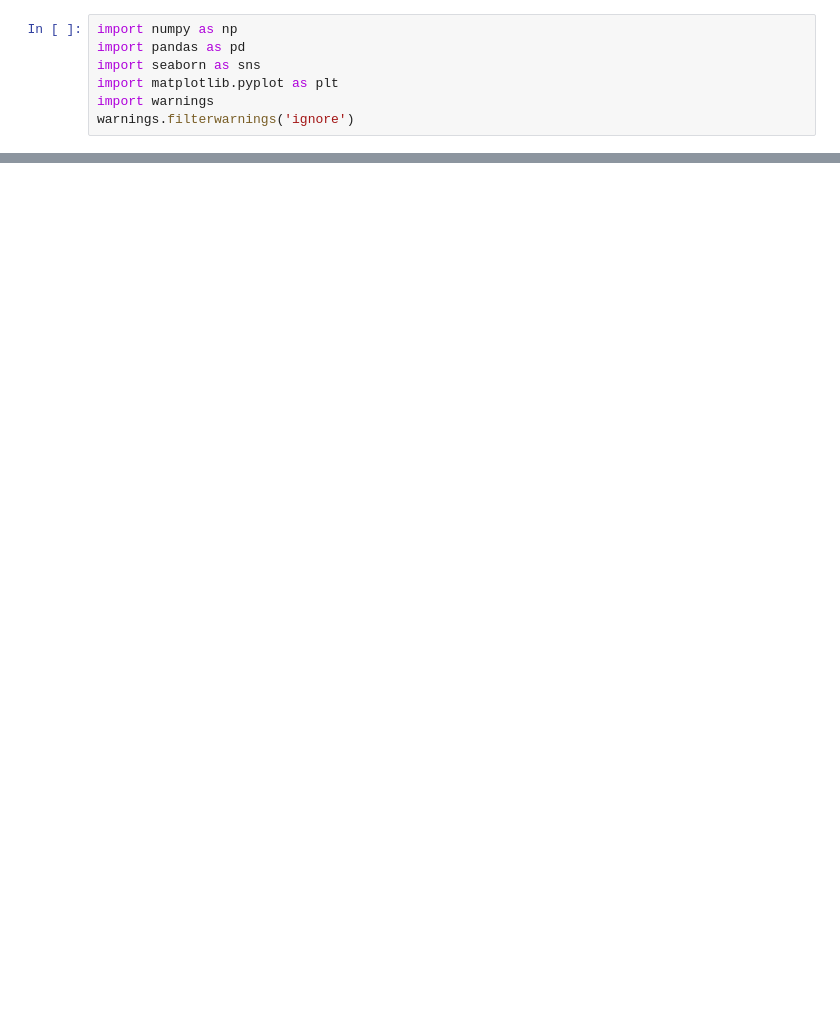
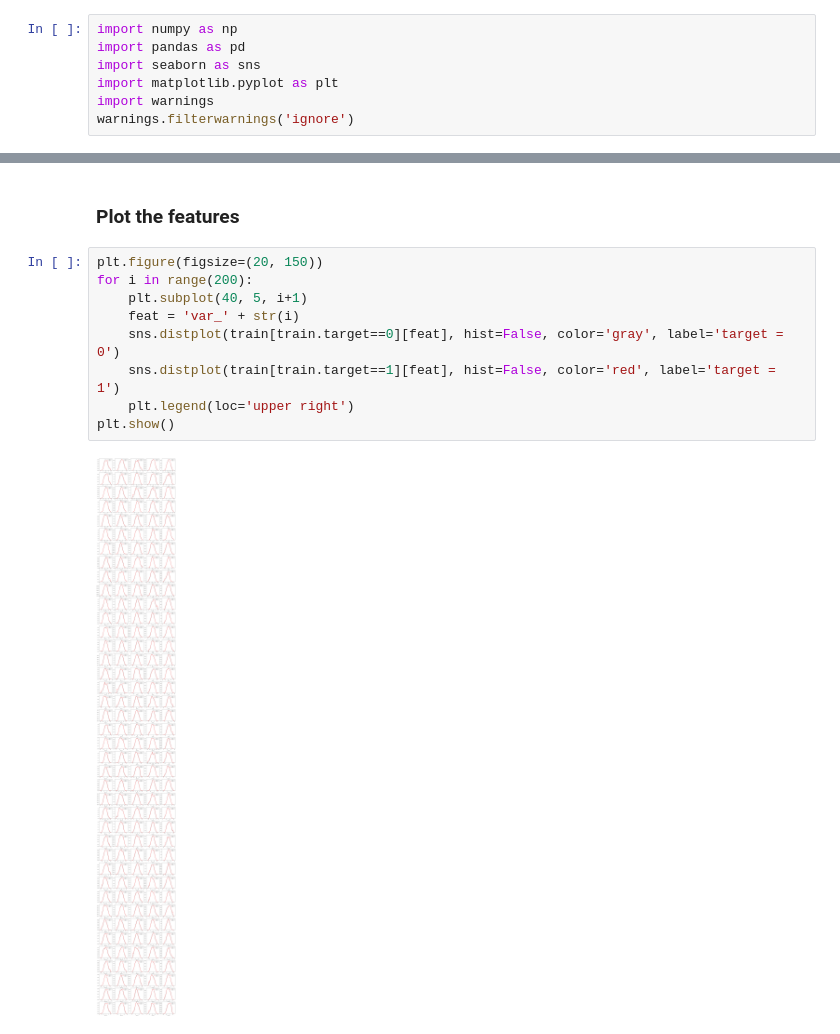
Before and after one commit to EricLiuLR/Machine_Learning_Projects, a Jupyter notebook: Santander_Customer_Transaction_Prediction/eda.ipynb, the cells around one changed output, grey strips where cells are left out. Cells and saved outputs as stored; diff of their text form; blank space fills up the shorter version.

```diff
--- a/Santander_Customer_Transaction_Prediction/eda.ipynb
+++ b/Santander_Customer_Transaction_Prediction/eda.ipynb
@@ -7,0 +82,13 @@ warnings.filterwarnings('ignore')
+# %% [markdown]
+### Plot the features
+# %%
+plt.figure(figsize=(20, 150))
+for i in range(200):
+    plt.subplot(40, 5, i+1)
+    feat = 'var_' + str(i)
+    sns.distplot(train[train.target==0][feat], hist=False, color='gray', label='target = 0')
+    sns.distplot(train[train.target==1][feat], hist=False, color='red', label='target = 1')
+    plt.legend(loc='upper right')
+plt.show()
+# %% [output]
+[figure, added]
```
Also changed, not shown: parts of 24 cells of this notebook.
